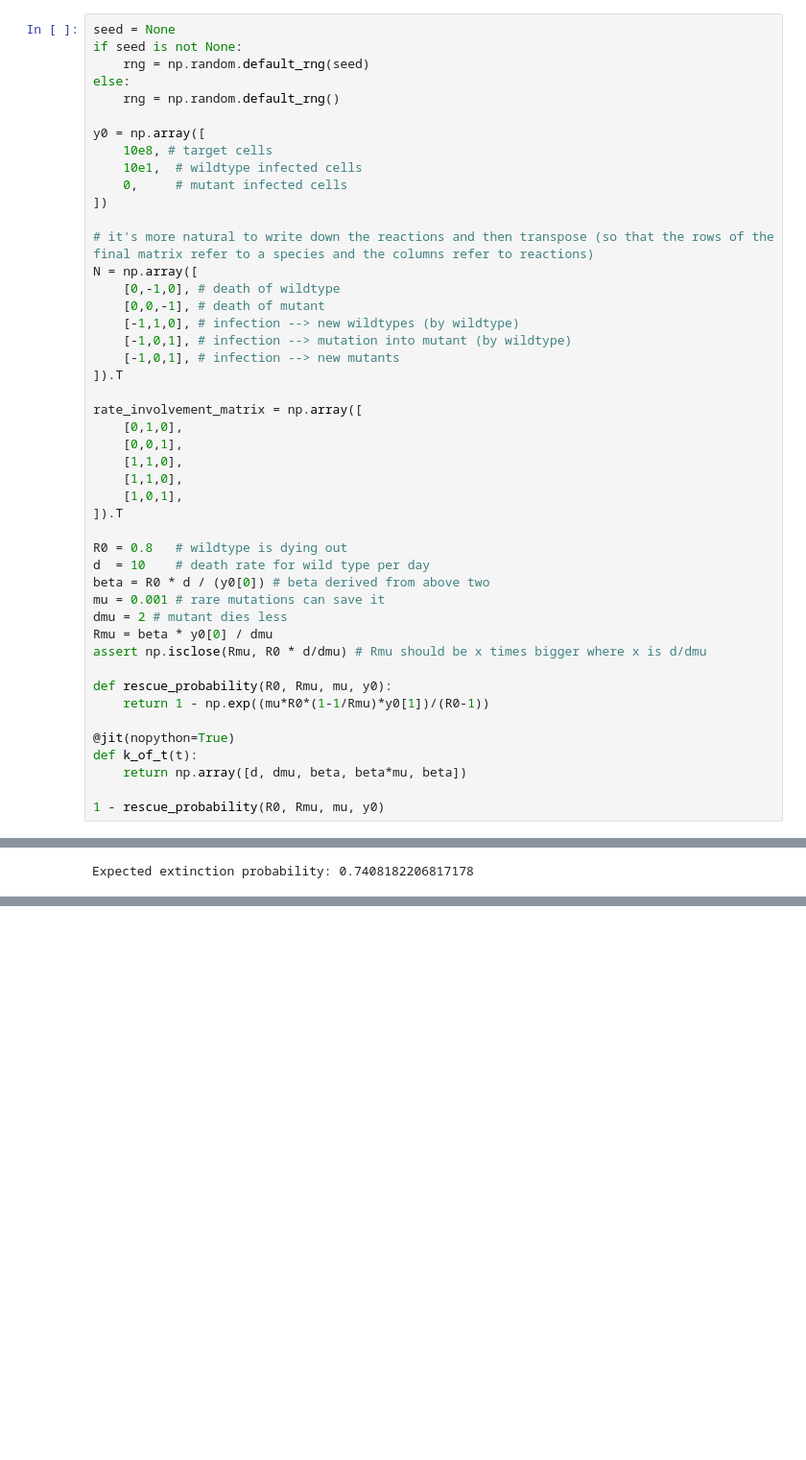
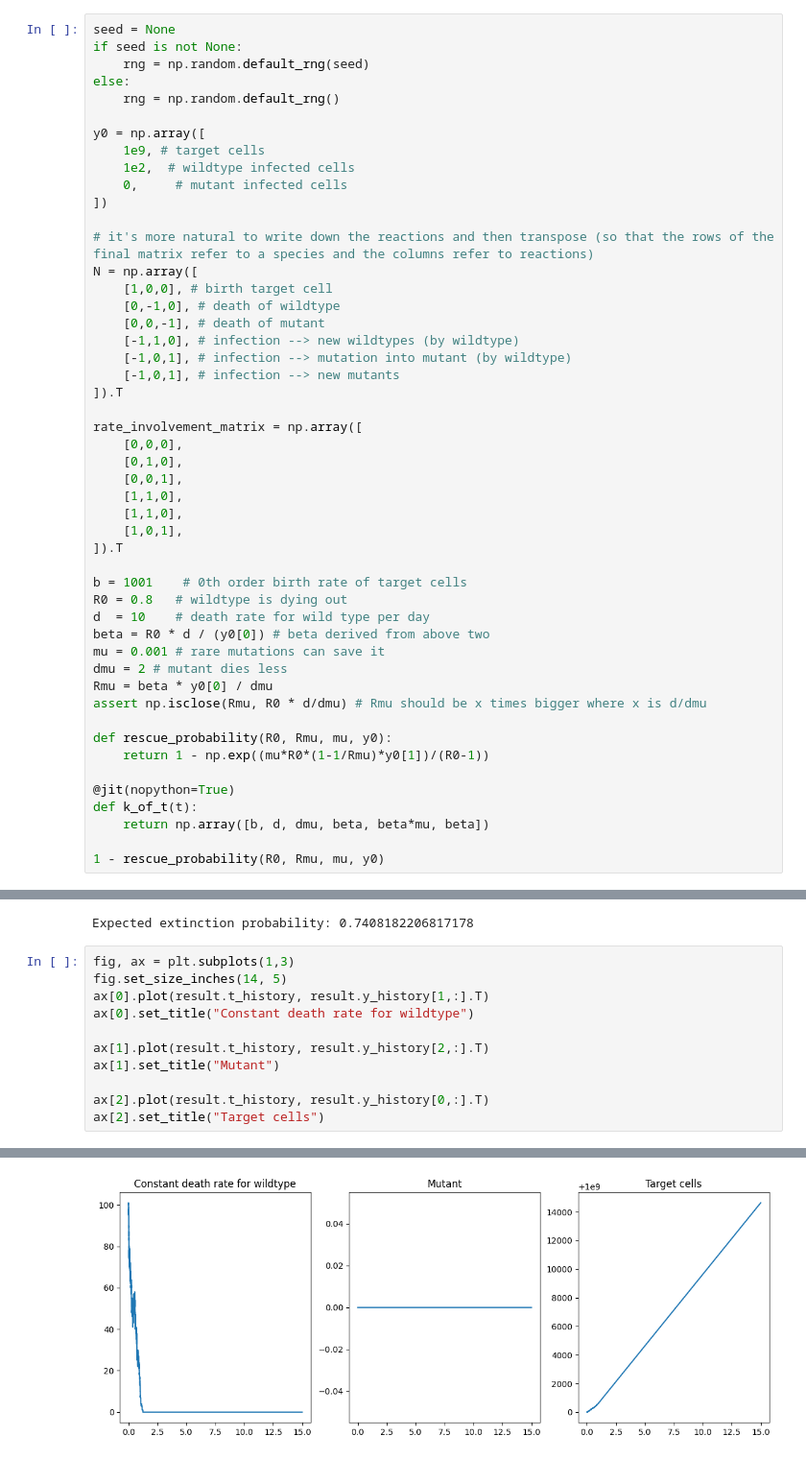
Before and after one commit to tanderson11/hybrid, a Jupyter notebook: Test cases.ipynb, the cells around one changed output, grey strips where cells are left out. Shown: that part at 96% size. Saved outputs shown, nothing was run; the diff lists cells and outputs as text; blank space fills up the shorter version.

```diff
--- a/Test cases.ipynb
+++ b/Test cases.ipynb
@@ -81,13 +152,14 @@ else:
     rng = np.random.default_rng()
 
 y0 = np.array([
-    10e8, # target cells
-    10e1,  # wildtype infected cells
+    1e9, # target cells
+    1e2,  # wildtype infected cells
     0,     # mutant infected cells
 ])
 
 # it's more natural to write down the reactions and then transpose (so that the rows of the final matrix refer to a species and the columns refer to reactions)
 N = np.array([
+    [1,0,0], # birth target cell
     [0,-1,0], # death of wildtype
     [0,0,-1], # death of mutant
     [-1,1,0], # infection --> new wildtypes (by wildtype)
@@ -96,6 +168,7 @@ N = np.array([
 ]).T
 
 rate_involvement_matrix = np.array([
+    [0,0,0],
     [0,1,0],
     [0,0,1],
     [1,1,0],
@@ -103,6 +176,7 @@ rate_involvement_matrix = np.array([
     [1,0,1],
 ]).T
 
+b = 1001    # 0th order birth rate of target cells
 R0 = 0.8   # wildtype is dying out
 d  = 10    # death rate for wild type per day
 beta = R0 * d / (y0[0]) # beta derived from above two
@@ -116,7 +190,7 @@ def rescue_probability(R0, Rmu, mu, y0):
 
 @jit(nopython=True)
 def k_of_t(t):
-    return np.array([d, dmu, beta, beta*mu, beta])
+    return np.array([b, d, dmu, beta, beta*mu, beta])
 
 1 - rescue_probability(R0, Rmu, mu, y0)
 # %% [output]
@@ -151,3 +224,15 @@ KeyboardInterrupt:
 print("Expected extinction probability:", 1-rescue_probability(R0, Rmu, mu, y0))
 # %% [output]
 Expected extinction probability: 0.7408182206817178
+# %%
+fig, ax = plt.subplots(1,3)
+fig.set_size_inches(14, 5)
+ax[0].plot(result.t_history, result.y_history[1,:].T)
+ax[0].set_title("Constant death rate for wildtype")
+
+ax[1].plot(result.t_history, result.y_history[2,:].T)
+ax[1].set_title("Mutant")
+
+ax[2].plot(result.t_history, result.y_history[0,:].T)
+ax[2].set_title("Target cells")
+# %% [output]
@@ -153,0 +240 @@ Expected extinction probability: 0.7408182206817178
+[figure, added]
```
Also changed, not shown: parts of 14 cells of this notebook, 4 other files.
